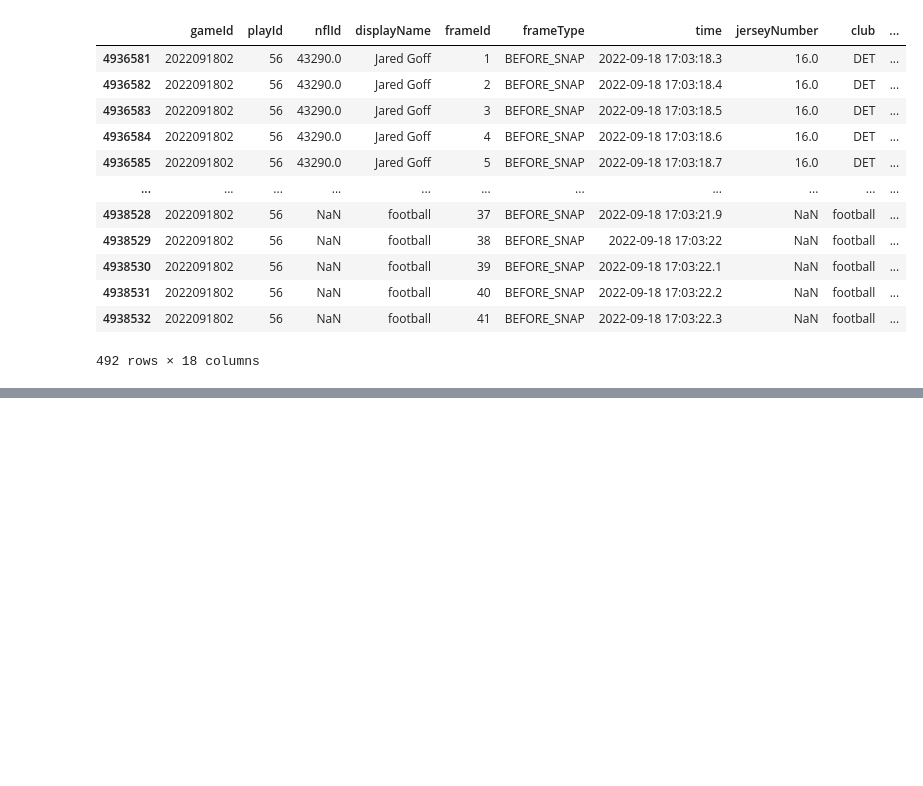
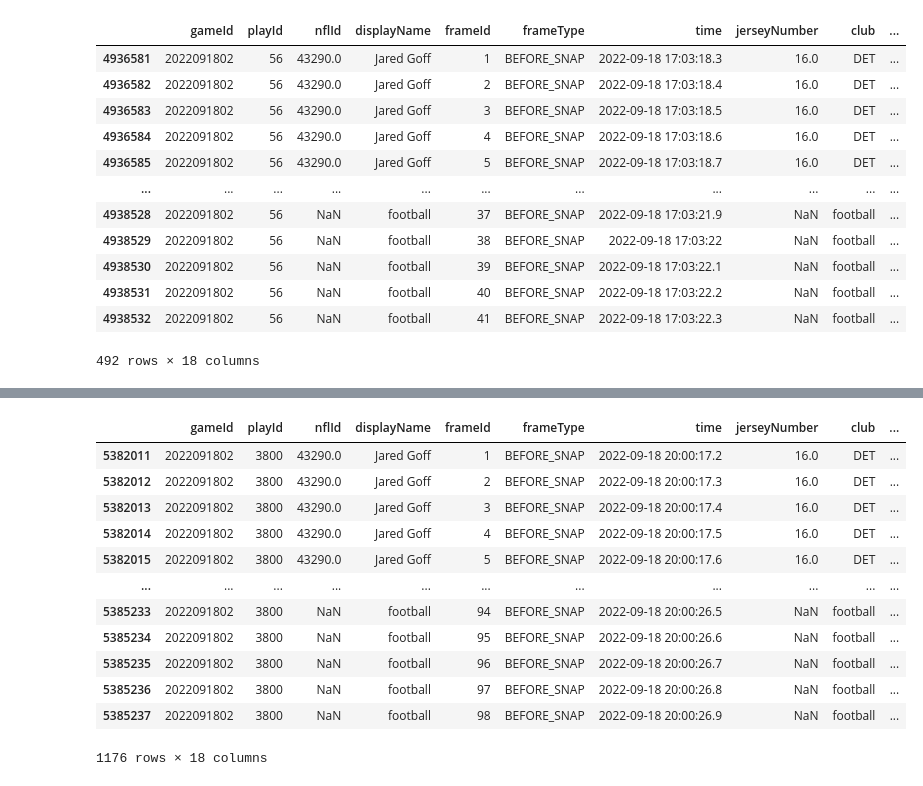
Before and after one commit to APoodle/NFL-Big-Data-Bowl-2025, a Jupyter notebook: nfl-big-data-bowl-2025.ipynb, the cells around one changed output, grey strips where cells are left out. Cells and saved outputs as stored; diff of their text form; code cells hidden in the pictures; blank space fills up the shorter version.

```diff
--- a/nfl-big-data-bowl-2025.ipynb
+++ b/nfl-big-data-bowl-2025.ipynb
@@ -356,0 +422,18 @@ px.scatter(current_df, animation_frame='frameId', color='club', animation_group=
+# %%
+current_df = amon_ra_plays[(amon_ra_plays['playId'] == 3800) & (amon_ra_plays['frameType'] == 'BEFORE_SNAP') & (amon_ra_plays['gameId'] == 2022091802)]
+
+current_df
+# %% [output]
+|  | gameId | playId | nflId | displayName | frameId | frameType | time | jerseyNumber | club | ... |
+| 5382011 | 2022091802 | 3800 | 43290.0 | Jared Goff | 1 | BEFORE_SNAP | 2022-09-18 20:00:17.2 | 16.0 | DET | ... |
+| 5382012 | 2022091802 | 3800 | 43290.0 | Jared Goff | 2 | BEFORE_SNAP | 2022-09-18 20:00:17.3 | 16.0 | DET | ... |
+| 5382013 | 2022091802 | 3800 | 43290.0 | Jared Goff | 3 | BEFORE_SNAP | 2022-09-18 20:00:17.4 | 16.0 | DET | ... |
+| 5382014 | 2022091802 | 3800 | 43290.0 | Jared Goff | 4 | BEFORE_SNAP | 2022-09-18 20:00:17.5 | 16.0 | DET | ... |
+| 5382015 | 2022091802 | 3800 | 43290.0 | Jared Goff | 5 | BEFORE_SNAP | 2022-09-18 20:00:17.6 | 16.0 | DET | ... |
+| ... | ... | ... | ... | ... | ... | ... | ... | ... | ... | ... |
+| 5385233 | 2022091802 | 3800 | NaN | football | 94 | BEFORE_SNAP | 2022-09-18 20:00:26.5 | NaN | football | ... |
+| 5385234 | 2022091802 | 3800 | NaN | football | 95 | BEFORE_SNAP | 2022-09-18 20:00:26.6 | NaN | football | ... |
+| 5385235 | 2022091802 | 3800 | NaN | football | 96 | BEFORE_SNAP | 2022-09-18 20:00:26.7 | NaN | football | ... |
+| 5385236 | 2022091802 | 3800 | NaN | football | 97 | BEFORE_SNAP | 2022-09-18 20:00:26.8 | NaN | football | ... |
+| 5385237 | 2022091802 | 3800 | NaN | football | 98 | BEFORE_SNAP | 2022-09-18 20:00:26.9 | NaN | football | ... |
+1176 rows × 18 columns
```
Also changed, not shown: parts of 4 cells of this notebook.
